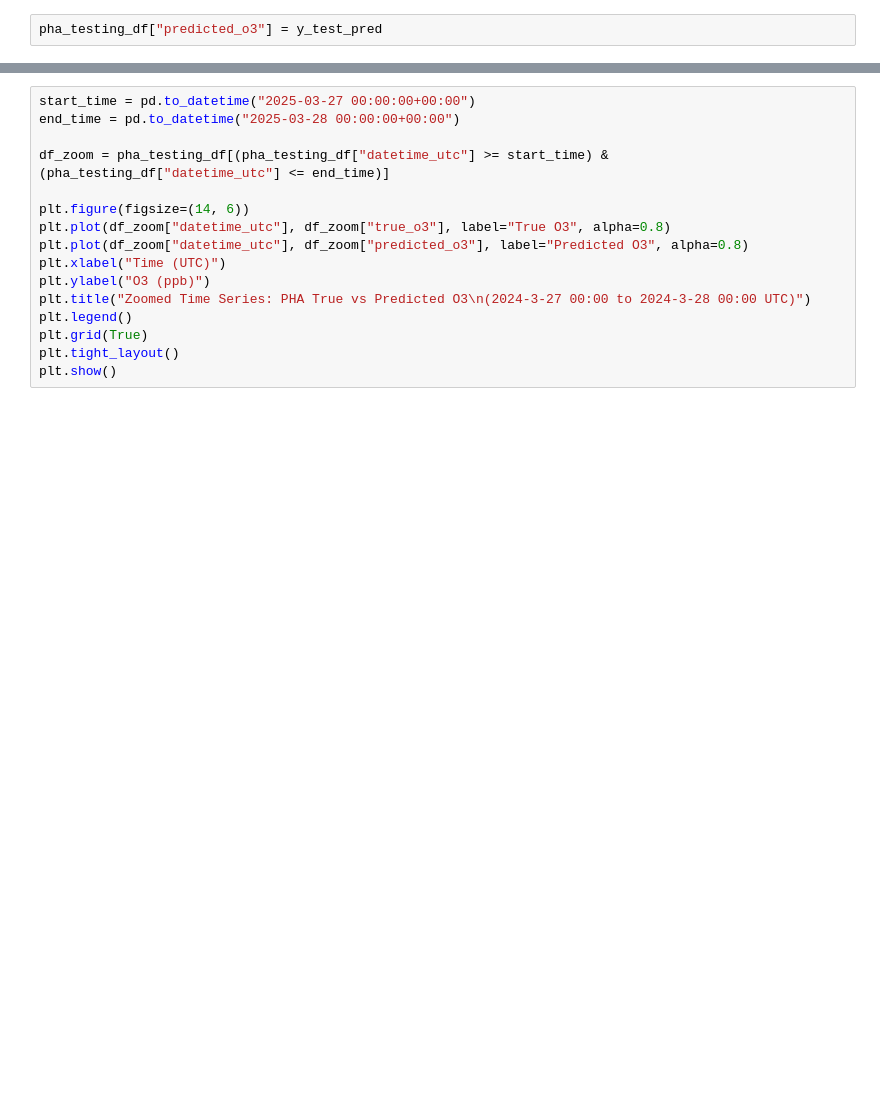
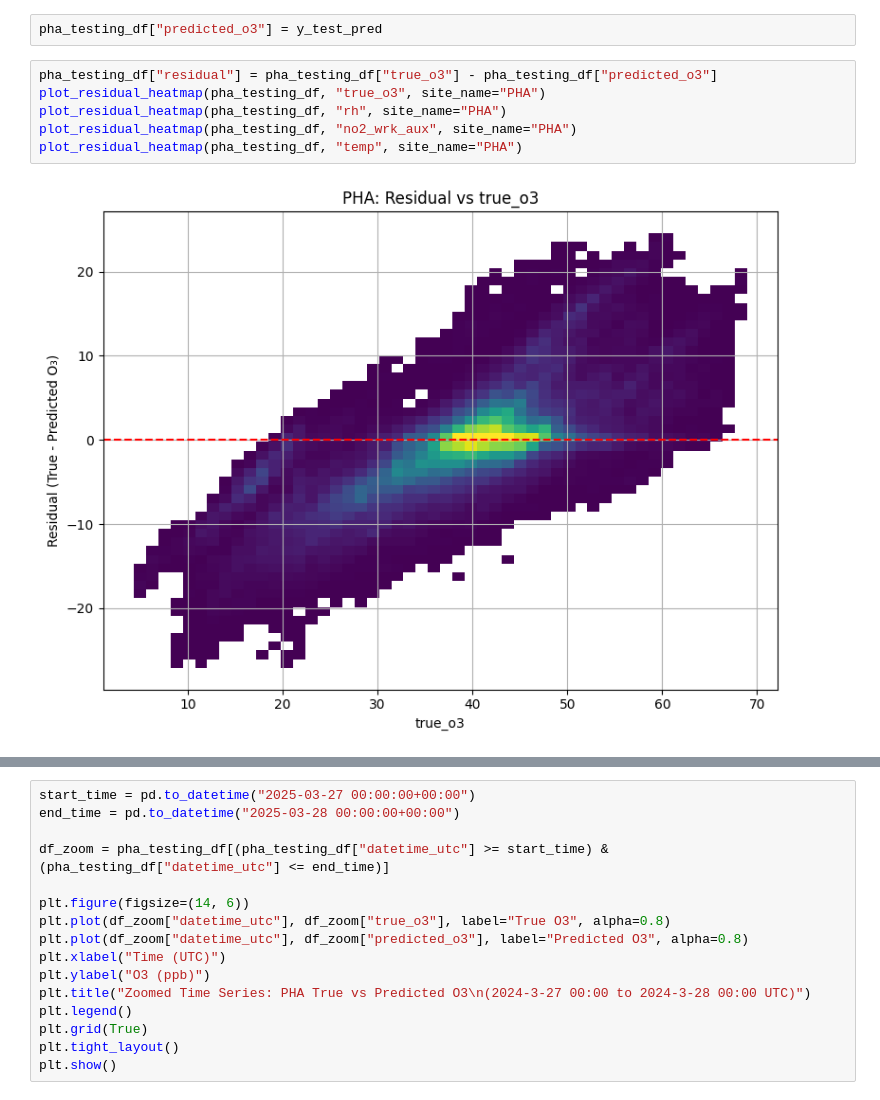
Before and after one commit to jacklardner/beacon-to-modulair-ozone, a Jupyter notebook: models.ipynb, the cells around one changed output, grey strips where cells are left out. Saved outputs shown, nothing was run; the diff lists cells and outputs as text; blank space fills up the shorter version.

```diff
--- a/models.ipynb
+++ b/models.ipynb
@@ -198,3 +227,11 @@ Testing R^2: 0.648
 [figure]
 # %%
 pha_testing_df["predicted_o3"] = y_test_pred
+# %%
+pha_testing_df["residual"] = pha_testing_df["true_o3"] - pha_testing_df["predicted_o3"]
+plot_residual_heatmap(pha_testing_df, "true_o3", site_name="PHA")
+plot_residual_heatmap(pha_testing_df, "rh", site_name="PHA")
+plot_residual_heatmap(pha_testing_df, "no2_wrk_aux", site_name="PHA")
+plot_residual_heatmap(pha_testing_df, "temp", site_name="PHA")
+# %% [output]
+[figure, added]
```
Also changed, not shown: parts of 4 cells of this notebook.
